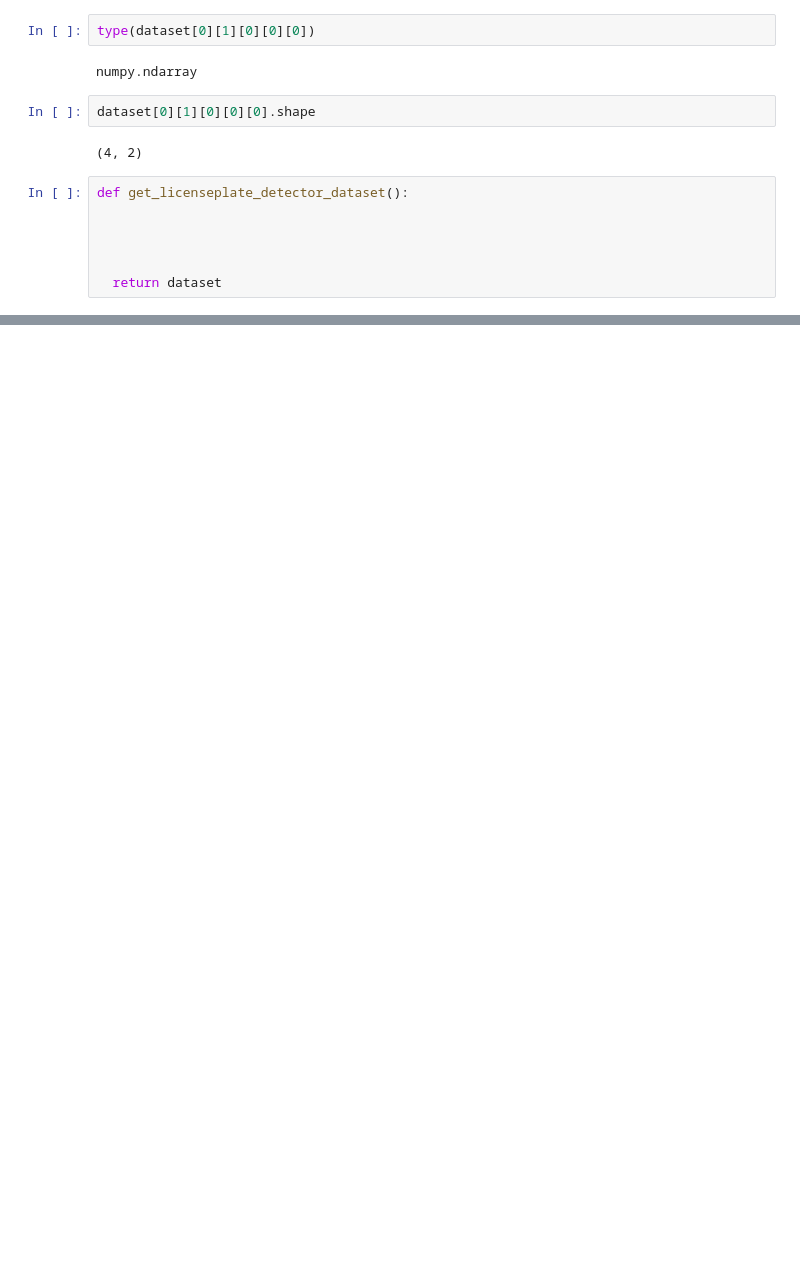
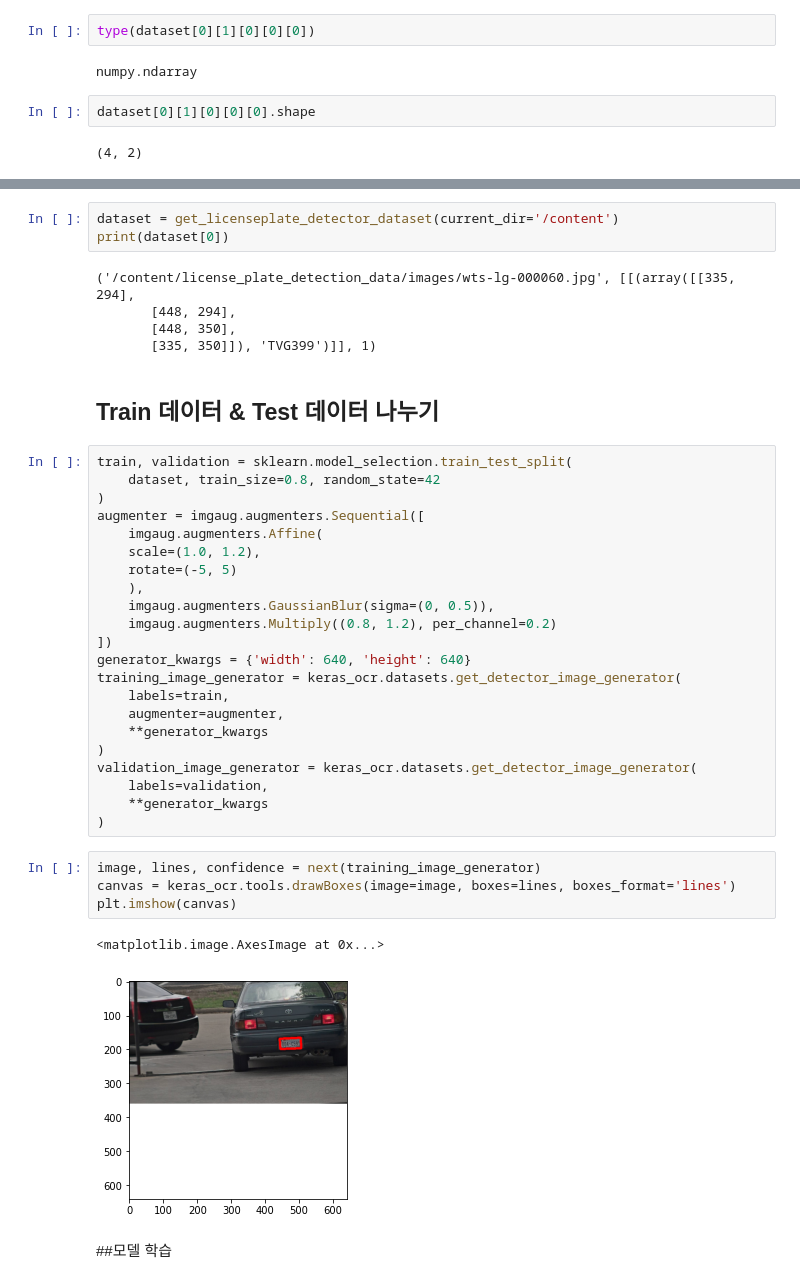
Before and after one commit to olivia-sp/study-pjt, a Jupyter notebook: CRAFT_license_plate_data_fine_tuning_v0_1.ipynb, the cells around one changed output, grey strips where cells are left out. Drawn from its saved outputs; the diff is of its cells as text; blank space fills up the shorter version.

```diff
--- a/CRAFT_license_plate_data_fine_tuning_v0_1.ipynb
+++ b/CRAFT_license_plate_data_fine_tuning_v0_1.ipynb
@@ -246,10 +153,3 @@ numpy.ndarray
 dataset[0][1][0][0][0].shape
 # %% [output]
 (4, 2)
-# %%
-def get_licenseplate_detector_dataset():
-
-
-
-
-  return dataset
@@ -255,0 +308,41 @@ def get_licenseplate_detector_dataset():
+# %%
+dataset = get_licenseplate_detector_dataset(current_dir='/content')
+print(dataset[0])
+# %% [output]
+('/content/license_plate_detection_data/images/wts-lg-000060.jpg', [[(array([[335, 294],
+       [448, 294],
+       [448, 350],
+       [335, 350]]), 'TVG399')]], 1)
+# %% [markdown]
+## Train 데이터 & Test 데이터 나누기
+# %%
+train, validation = sklearn.model_selection.train_test_split(
+    dataset, train_size=0.8, random_state=42
+)
+augmenter = imgaug.augmenters.Sequential([
+    imgaug.augmenters.Affine(
+    scale=(1.0, 1.2),
+    rotate=(-5, 5)
+    ),
+    imgaug.augmenters.GaussianBlur(sigma=(0, 0.5)),
+    imgaug.augmenters.Multiply((0.8, 1.2), per_channel=0.2)
+])
+generator_kwargs = {'width': 640, 'height': 640}
+training_image_generator = keras_ocr.datasets.get_detector_image_generator(
+    labels=train,
+    augmenter=augmenter,
+    **generator_kwargs
+)
+validation_image_generator = keras_ocr.datasets.get_detector_image_generator(
+    labels=validation,
+    **generator_kwargs
+)
+# %%
+image, lines, confidence = next(training_image_generator)
+canvas = keras_ocr.tools.drawBoxes(image=image, boxes=lines, boxes_format='lines')
+plt.imshow(canvas)
+# %% [output]
+<matplotlib.image.AxesImage at 0x...>
+[figure, added]
+# %% [markdown]
+##모델 학습
```
Also changed, not shown: parts of 43 cells of this notebook.
